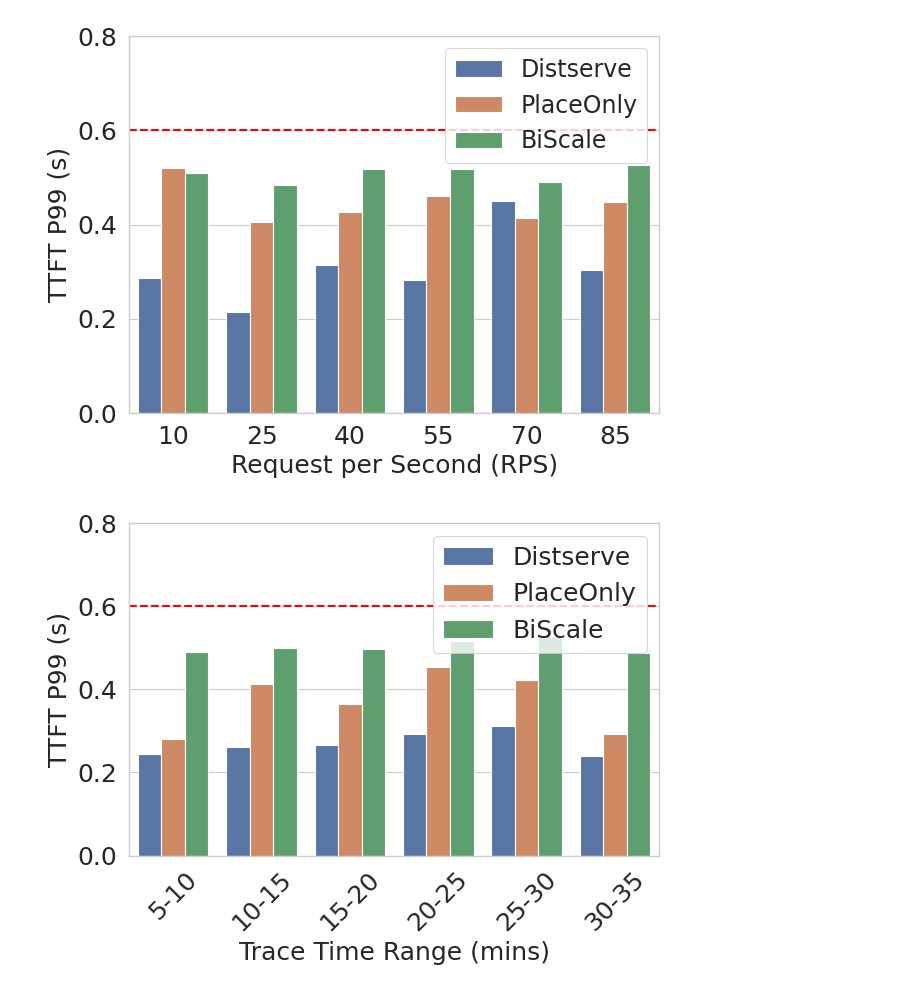
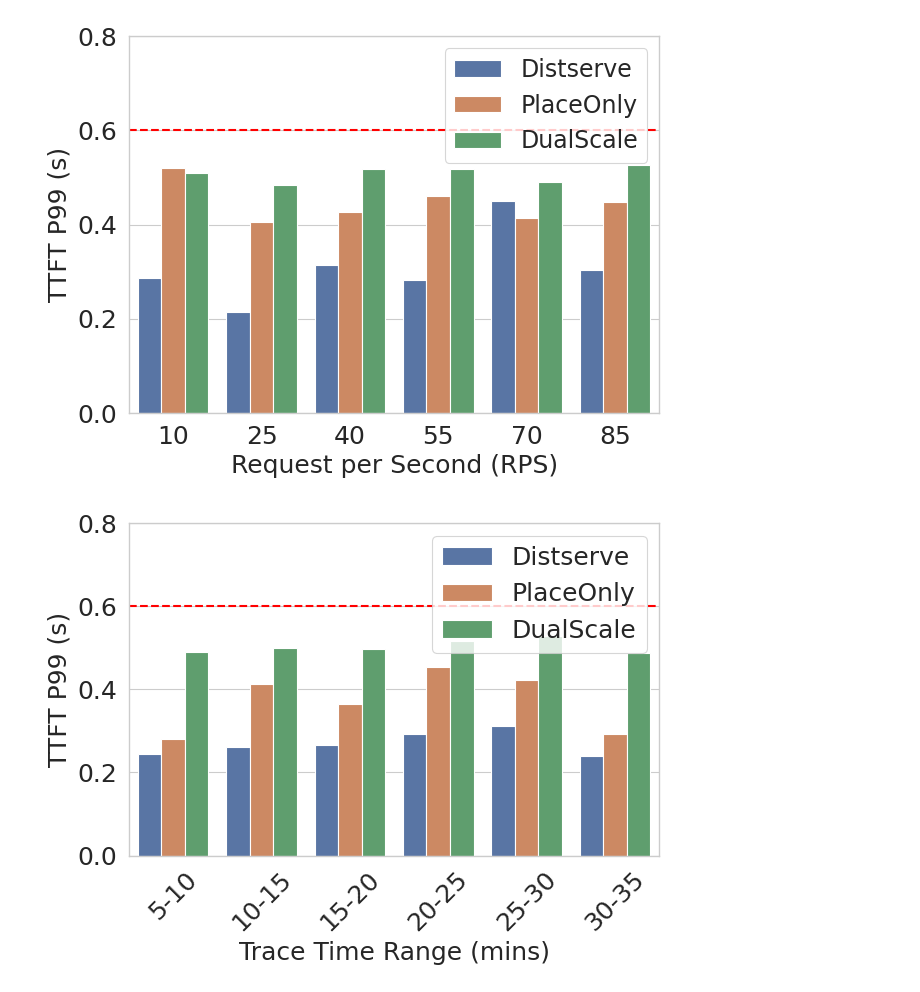
Before and after one commit to Louis-99/vllm-fork, a Jupyter notebook: additional_stuff/arxivx_evals/ttft.ipynb, the cells around one changed output. Saved outputs shown, nothing was run; the diff lists cells and outputs as text; code cells hidden in the pictures.

Commit message:
arxiv name change

```diff
--- a/additional_stuff/arxivx_evals/ttft.ipynb
+++ b/additional_stuff/arxivx_evals/ttft.ipynb
@@ -20,18 +20,18 @@ rename_mapping = {
     'OURS_R5_JAN3_B5_4': 'PlaceOnly 40',
     'OURS_R5_JAN3_B5_5': 'PlaceOnly 25',
     'OURS_R5_JAN3_B5_6': 'PlaceOnly 10',
-    'OURS_R5_JAN3_B5_1_DVFS': 'BiScale 85',
-    'OURS_R5_JAN3_B5_2_DVFS': 'BiScale 70',
-    'OURS_R5_JAN3_B5_3_DVFS': 'BiScale 55',
-    'OURS_R5_JAN3_B5_4_DVFS': 'BiScale 40',
-    'OURS_R5_JAN3_B5_5_DVFS': 'BiScale 25',
-    'OURS_R5_JAN3_B5_6_DVFS': 'BiScale 10',
-    'OURS_R5_JAN3_B5_1_DVFS_W': 'BiScale 85',
-    'OURS_R5_JAN3_B5_2_DVFS_W': 'BiScale 70',
-    'OURS_R5_JAN3_B5_3_DVFS_W': 'BiScale 55',
-    'OURS_R5_JAN3_B5_4_DVFS_W': 'BiScale 40',
-    'OURS_R5_JAN3_B5_5_DVFS_W': 'BiScale 25',
-    'OURS_R5_JAN3_B5_6_DVFS_W': 'BiScale 10',
+    'OURS_R5_JAN3_B5_1_DVFS': 'DualScale 85',
+    'OURS_R5_JAN3_B5_2_DVFS': 'DualScale 70',
+    'OURS_R5_JAN3_B5_3_DVFS': 'DualScale 55',
+    'OURS_R5_JAN3_B5_4_DVFS': 'DualScale 40',
+    'OURS_R5_JAN3_B5_5_DVFS': 'DualScale 25',
+    'OURS_R5_JAN3_B5_6_DVFS': 'DualScale 10',
+    'OURS_R5_JAN3_B5_1_DVFS_W': 'DualScale 85',
+    'OURS_R5_JAN3_B5_2_DVFS_W': 'DualScale 70',
+    'OURS_R5_JAN3_B5_3_DVFS_W': 'DualScale 55',
+    'OURS_R5_JAN3_B5_4_DVFS_W': 'DualScale 40',
+    'OURS_R5_JAN3_B5_5_DVFS_W': 'DualScale 25',
+    'OURS_R5_JAN3_B5_6_DVFS_W': 'DualScale 10',
 }
 
 df_results = df_results[~df_results['expr_dir'].isin([
@@ -52,36 +52,36 @@ df_results = df_results.sort_values('sort_key')
 df_results['rps'] = df_results['expr_dir'].str.extract('(\d+)$')[0].astype(int)
 df_results['name'] = df_results['expr_dir'].str.replace('\s+\d+$', '', regex=True)
 # Set the order of the categories
-df_results['name'] = pd.Categorical(df_results['name'], categories=['Distserve', 'PlaceOnly', 'BiScale'], ordered=True)
+df_results['name'] = pd.Categorical(df_results['name'], categories=['Distserve', 'PlaceOnly', 'DualScale'], ordered=True)
 df_results = df_results.sort_values(['rps', 'name'])
 
 
 sns.set_theme(context="paper", style="whitegrid")
 plt.figure(constrained_layout=True)
 ax = sns.barplot(
     x="rps",
     y="ttft_p99",
     hue="name",
     data=df_results,
     dodge=True
 )
 ax.axhline(y=0.6, color='red', linestyle='--', linewidth=1.5)
 
 # Customize the plot
 ax.set_xlabel('Request per Second (RPS)', fontsize=18)
 ax.set_ylabel('TTFT P99 (s)', fontsize=18)
 ax.set_ylim(0, 0.8)
 ax.legend(title='', fontsize=18)
 ax.set_xticks([0, 1, 2, 3, 4, 5])
 ax.set_xticklabels(['10', '25', '40', '55', '70', '85'], fontsize=18)
 ax.set_yticks([0.0, 0.2, 0.4, 0.6, 0.8])
 ax.set_yticklabels(['0.0', '0.2', '0.4', '0.6', '0.8'], fontsize=18)
 ax.legend(fontsize=17)
 
 plt.tight_layout()
 plt.savefig("figs/plot_8.1a_ttft_synthetic.pdf", format="pdf")
 # %% [output]
-[figure, old version]
+[figure, new version]
 # %%
 path = "/export2/obasit/ClusterLevelServing/vllm_logs/arxiv_evls/85_percent_char_balance/metrics.csv"
 df_results = pd.read_csv(path)
@@ -100,18 +100,18 @@ rename_mapping = {
     'OURS_R5_JAN3_REAL_P85_3': 'PlaceOnly 40',
     'OURS_R5_JAN3_REAL_P85_2': 'PlaceOnly 25',
     'OURS_R5_JAN3_REAL_P85_1': 'PlaceOnly 10',
-    'OURS_R5_JAN3_REAL_P85_6_DVFS': 'BiScale 85',
-    'OURS_R5_JAN3_REAL_P85_5_DVFS': 'BiScale 70',
-    'OURS_R5_JAN3_REAL_P85_4_DVFS': 'BiScale 55',
-    'OURS_R5_JAN3_REAL_P85_3_DVFS': 'BiScale 40',
-    'OURS_R5_JAN3_REAL_P85_2_DVFS': 'BiScale 25',
-    'OURS_R5_JAN3_REAL_P85_1_DVFS': 'BiScale 10',
-    'OURS_R5_JAN3_REAL_P85_6_DVFS_W': 'BiScale 85',
-    'OURS_R5_JAN3_REAL_P85_5_DVFS_W': 'BiScale 70',
-    'OURS_R5_JAN3_REAL_P85_4_DVFS_W': 'BiScale 55',
-    'OURS_R5_JAN3_REAL_P85_3_DVFS_W': 'BiScale 40',
-    'OURS_R5_JAN3_REAL_P85_2_DVFS_W': 'BiScale 25',
-    'OURS_R5_JAN3_REAL_P85_1_DVFS_W': 'BiScale 10',
+    'OURS_R5_JAN3_REAL_P85_6_DVFS': 'DualScale 85',
+    'OURS_R5_JAN3_REAL_P85_5_DVFS': 'DualScale 70',
+    'OURS_R5_JAN3_REAL_P85_4_DVFS': 'DualScale 55',
+    'OURS_R5_JAN3_REAL_P85_3_DVFS': 'DualScale 40',
+    'OURS_R5_JAN3_REAL_P85_2_DVFS': 'DualScale 25',
+    'OURS_R5_JAN3_REAL_P85_1_DVFS': 'DualScale 10',
+    'OURS_R5_JAN3_REAL_P85_6_DVFS_W': 'DualScale 85',
+    'OURS_R5_JAN3_REAL_P85_5_DVFS_W': 'DualScale 70',
+    'OURS_R5_JAN3_REAL_P85_4_DVFS_W': 'DualScale 55',
+    'OURS_R5_JAN3_REAL_P85_3_DVFS_W': 'DualScale 40',
+    'OURS_R5_JAN3_REAL_P85_2_DVFS_W': 'DualScale 25',
+    'OURS_R5_JAN3_REAL_P85_1_DVFS_W': 'DualScale 10',
 }
 
 df_results = df_results[~df_results['expr_dir'].isin([
@@ -132,7 +132,7 @@ df_results = df_results.sort_values('sort_key')
 df_results['rps'] = df_results['expr_dir'].str.extract('(\d+)$')[0].astype(int)
 df_results['name'] = df_results['expr_dir'].str.replace('\s+\d+$', '', regex=True)
 # Set the order of the categories
-df_results['name'] = pd.Categorical(df_results['name'], categories=['Distserve', 'PlaceOnly', 'BiScale'], ordered=True)
+df_results['name'] = pd.Categorical(df_results['name'], categories=['Distserve', 'PlaceOnly', 'DualScale'], ordered=True)
 df_results = df_results.sort_values(['rps', 'name'])
 
 sns.set_theme(context="paper", style="whitegrid")
@@ -158,7 +158,7 @@ ax.set_yticklabels(['0.0', '0.2', '0.4', '0.6', '0.8'], fontsize=18)
 plt.tight_layout()
 plt.savefig("figs/plot_8.1b_ttft_85p.pdf", format="pdf")
 # %% [output]
-[figure, old version]
+[figure, new version]
 # %%
 path = "/export2/obasit/ClusterLevelServing/vllm_logs/arxiv_evls/67_percent_char_balance/metrics.csv"
 df_results = pd.read_csv(path)
```
Also changed, not shown: parts of 1 cell of this notebook, 7 other files.
